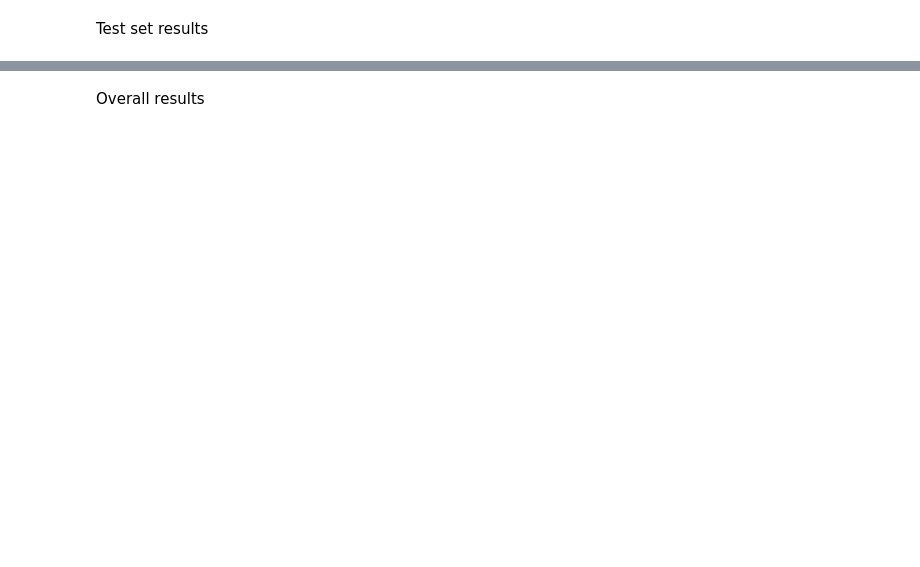
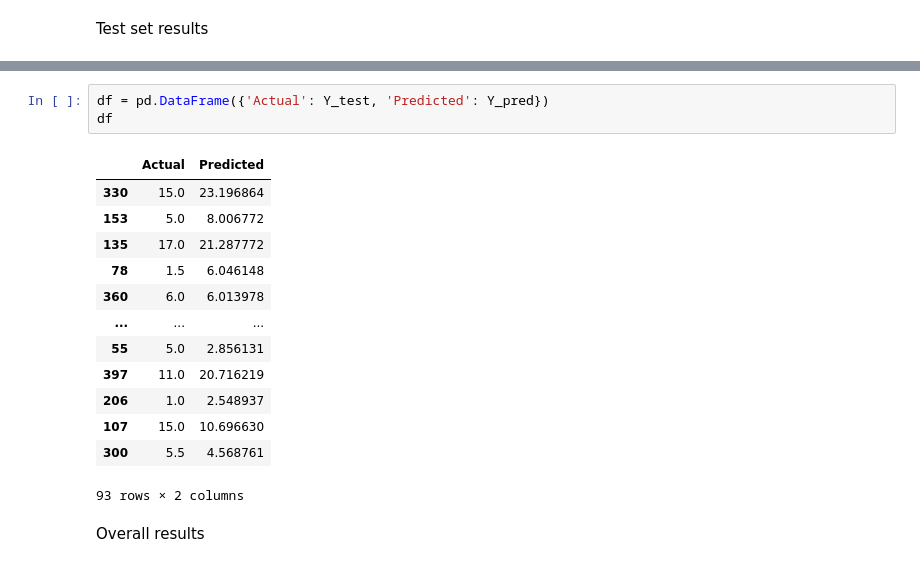
Before and after one commit to KhushiSingla-tech/Football-player-price-pridiction, a Jupyter notebook: Football_Player_Price_Prediction.ipynb, the cells around one changed output, grey strips where cells are left out. Drawn from its saved outputs; the diff is of its cells as text; blank space fills up the shorter version.

```diff
--- a/Football_Player_Price_Prediction.ipynb
+++ b/Football_Player_Price_Prediction.ipynb
@@ -153,3 +261,20 @@ Y_pred = regressor.predict(X_test)
+# %%
+df = pd.DataFrame({'Actual': Y_test, 'Predicted': Y_pred})
+df
+# %% [output]
+|  | Actual | Predicted |
+| 330 | 15.0 | 23.196864 |
+| 153 | 5.0 | 8.006772 |
+| 135 | 17.0 | 21.287772 |
+| 78 | 1.5 | 6.046148 |
+| 360 | 6.0 | 6.013978 |
+| ... | ... | ... |
+| 55 | 5.0 | 2.856131 |
+| 397 | 11.0 | 20.716219 |
+| 206 | 1.0 | 2.548937 |
+| 107 | 15.0 | 10.696630 |
+| 300 | 5.5 | 4.568761 |
+93 rows × 2 columns
 # %% [markdown]
 Overall results
 # %%
```
Also changed, not shown: parts of 23 cells of this notebook.
